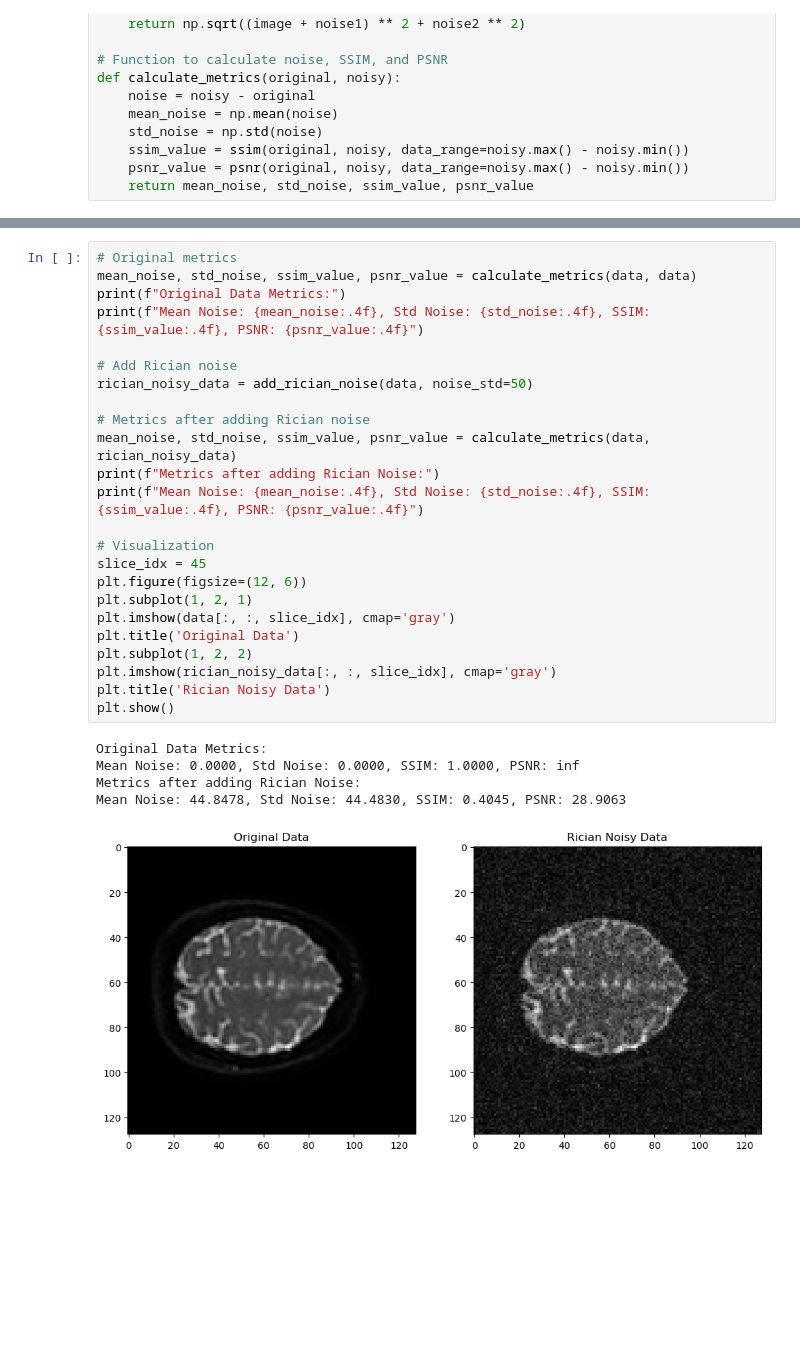
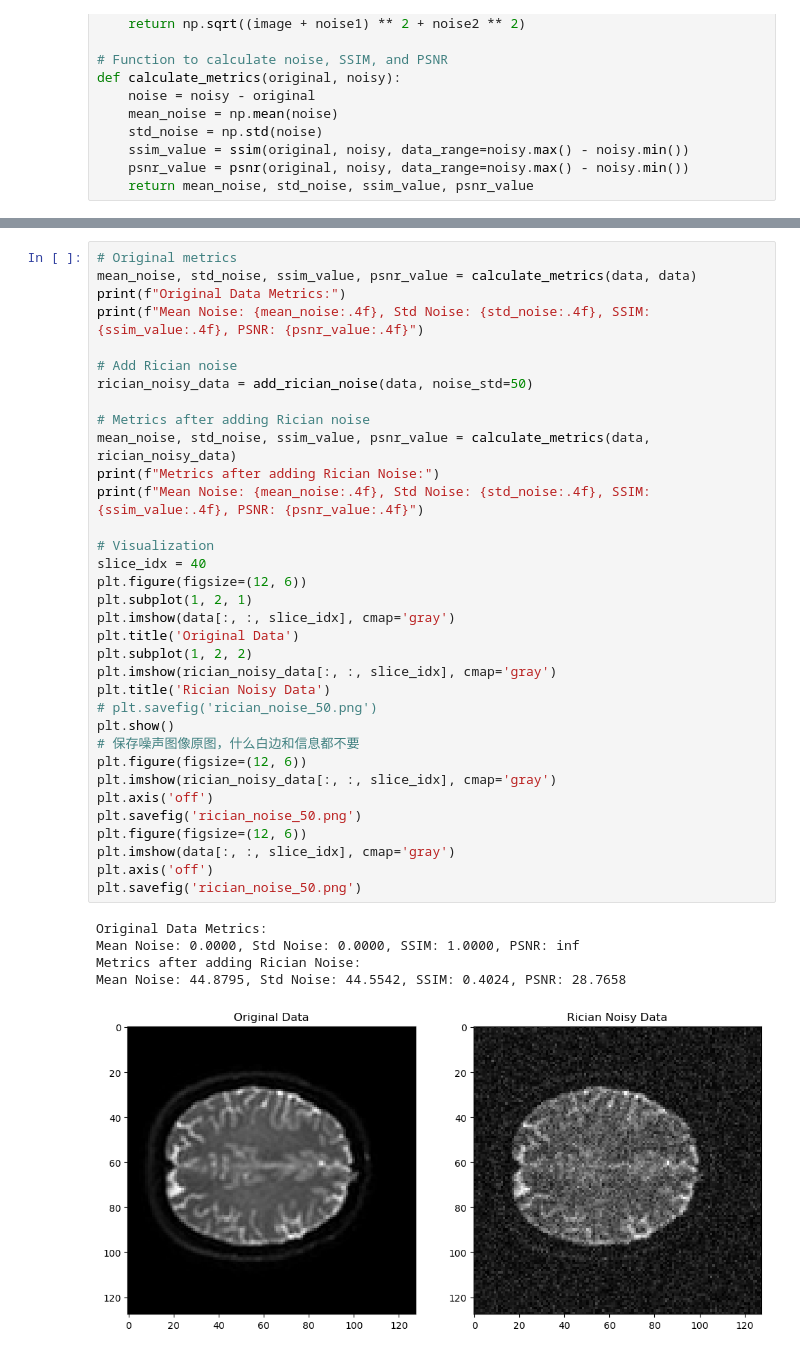
Before and after one commit to LLLLLrf/Hybrid-MSSE-DnCNN, a Jupyter notebook: data_preview.ipynb, the cells around one changed output, grey strips where cells are left out. Cells and saved outputs as stored; diff of their text form; blank space fills up the shorter version.

Commit message:
update figures

```diff
--- a/data_preview.ipynb
+++ b/data_preview.ipynb
@@ -39,30 +39,40 @@ Variance in small region: 0.097959
 # %%
 # Original metrics
 mean_noise, std_noise, ssim_value, psnr_value = calculate_metrics(data, data)
 print(f"Original Data Metrics:")
 print(f"Mean Noise: {mean_noise:.4f}, Std Noise: {std_noise:.4f}, SSIM: {ssim_value:.4f}, PSNR: {psnr_value:.4f}")
 
 # Add Rician noise
 rician_noisy_data = add_rician_noise(data, noise_std=50)
 
 # Metrics after adding Rician noise
 mean_noise, std_noise, ssim_value, psnr_value = calculate_metrics(data, rician_noisy_data)
 print(f"Metrics after adding Rician Noise:")
 print(f"Mean Noise: {mean_noise:.4f}, Std Noise: {std_noise:.4f}, SSIM: {ssim_value:.4f}, PSNR: {psnr_value:.4f}")
 
 # Visualization
-slice_idx = 45
+slice_idx = 40
 plt.figure(figsize=(12, 6))
 plt.subplot(1, 2, 1)
 plt.imshow(data[:, :, slice_idx], cmap='gray')
 plt.title('Original Data')
 plt.subplot(1, 2, 2)
 plt.imshow(rician_noisy_data[:, :, slice_idx], cmap='gray')
 plt.title('Rician Noisy Data')
+# plt.savefig('rician_noise_50.png')
 plt.show()
+# 保存噪声图像原图，什么白边和信息都不要
+plt.figure(figsize=(12, 6))
+plt.imshow(rician_noisy_data[:, :, slice_idx], cmap='gray')
+plt.axis('off')
+plt.savefig('rician_noise_50.png')
+plt.figure(figsize=(12, 6))
+plt.imshow(data[:, :, slice_idx], cmap='gray')
+plt.axis('off')
+plt.savefig('rician_noise_50.png')
 # %% [output]
 Original Data Metrics:
 Mean Noise: 0.0000, Std Noise: 0.0000, SSIM: 1.0000, PSNR: inf
 Metrics after adding Rician Noise:
-Mean Noise: 44.8478, Std Noise: 44.4830, SSIM: 0.4045, PSNR: 28.9063
+Mean Noise: 44.8795, Std Noise: 44.5542, SSIM: 0.4024, PSNR: 28.7658
-[figure, old version]
+[figure, new version]
```
Also changed, not shown: parts of 3 cells of this notebook, 5 other files.
